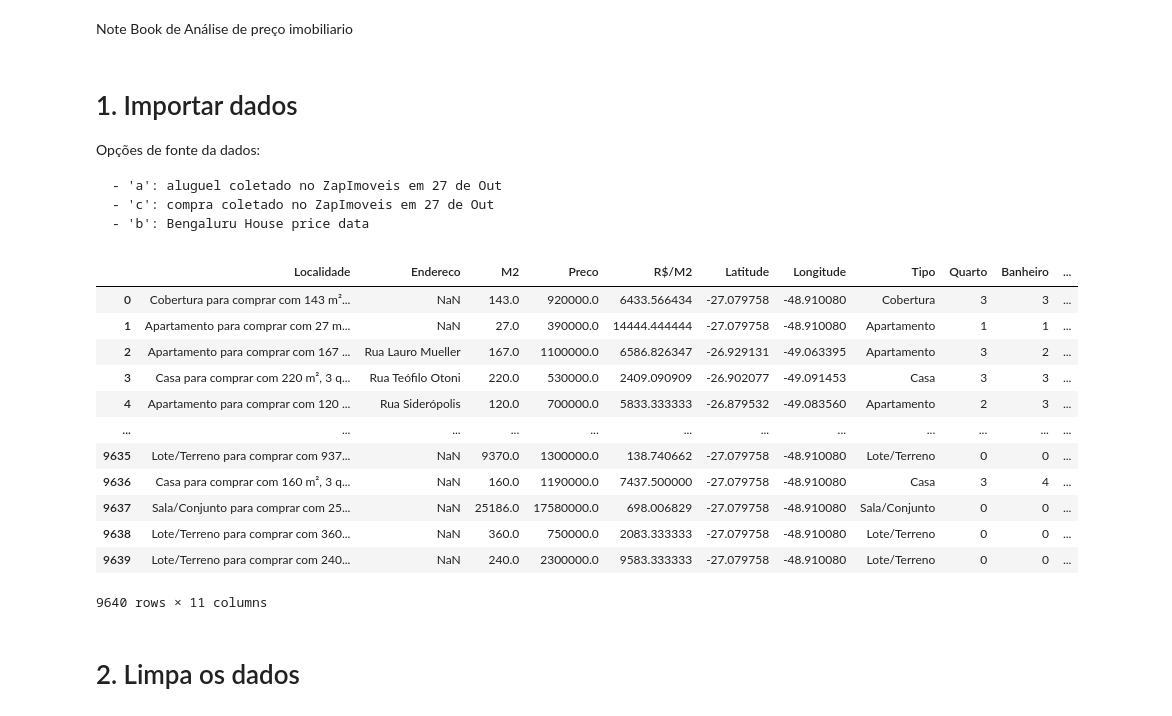
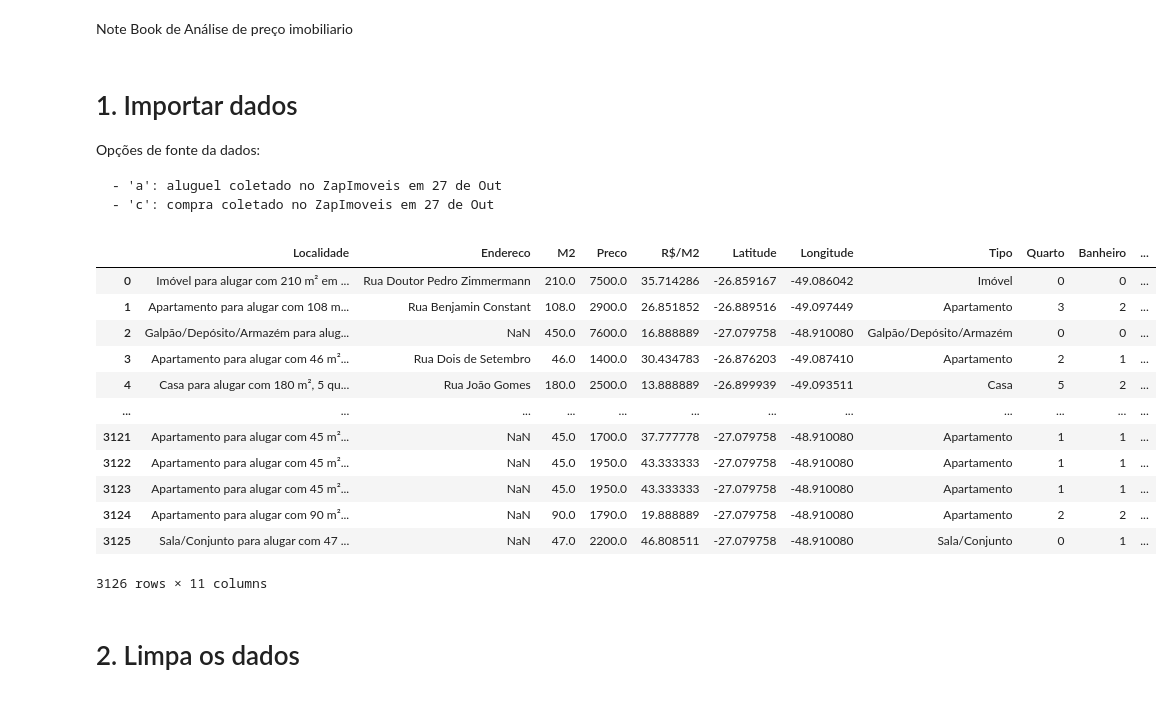
Before and after one commit to c-mmonteiro/t2-aprendizado, a Jupyter notebook: analise_casa.ipynb, the cells around one changed output. Saved outputs shown, nothing was run; the diff lists cells and outputs as text; code cells hidden in the pictures.

```diff
--- a/analise_casa.ipynb
+++ b/analise_casa.ipynb
@@ -24,34 +24,28 @@ Opções de fonte da dados:
 
     - 'a': aluguel coletado no ZapImoveis em 27 de Out
     - 'c': compra coletado no ZapImoveis em 27 de Out
-    - 'b': Bengaluru House price data
 # %%
-fonte_dados = 'c'  # 'a', 'c', 'b'
+fonte_dados = 'a'  # 'a', 'c', 'b'
 
 if fonte_dados == 'a':
     df = pd.read_csv('aluguel_blumenau_25_10_27.csv')
 elif fonte_dados == 'c':
     df = pd.read_csv('compra_blumenau_25_10_27.csv')
-elif fonte_dados == 'b':
-    if not os.path.exists("kangglehub_datasets"):
-        path = kagglehub.dataset_download("amitabhajoy/bengaluru-house-price-data")
-        subprocess.run(["cp", "-r", path, "./kangglehub_datasets/"])
-    df = pd.read_csv('kangglehub_datasets/Bengaluru_House_Data.csv')
 df
 # %% [output]
 |  | Localidade | Endereco | M2 | Preco | R$/M2 | Latitude | Longitude | Tipo | Quarto | Banheiro | ... |
-| 0 | Cobertura para comprar com 143 m²... | NaN | 143.0 | 920000.0 | 6433.566434 | -27.079758 | -48.910080 | Cobertura | 3 | 3 | ... |
-| 1 | Apartamento para comprar com 27 m... | NaN | 27.0 | 390000.0 | 14444.444444 | -27.079758 | -48.910080 | Apartamento | 1 | 1 | ... |
-| 2 | Apartamento para comprar com 167 ... | Rua Lauro Mueller | 167.0 | 1100000.0 | 6586.826347 | -26.929131 | -49.063395 | Apartamento | 3 | 2 | ... |
-| 3 | Casa para comprar com 220 m², 3 q... | Rua Teófilo Otoni | 220.0 | 530000.0 | 2409.090909 | -26.902077 | -49.091453 | Casa | 3 | 3 | ... |
-| 4 | Apartamento para comprar com 120 ... | Rua Siderópolis | 120.0 | 700000.0 | 5833.333333 | -26.879532 | -49.083560 | Apartamento | 2 | 3 | ... |
+| 0 | Imóvel para alugar com 210 m² em ... | Rua Doutor Pedro Zimmermann | 210.0 | 7500.0 | 35.714286 | -26.859167 | -49.086042 | Imóvel | 0 | 0 | ... |
+| 1 | Apartamento para alugar com 108 m... | Rua Benjamin Constant | 108.0 | 2900.0 | 26.851852 | -26.889516 | -49.097449 | Apartamento | 3 | 2 | ... |
+| 2 | Galpão/Depósito/Armazém para alug... | NaN | 450.0 | 7600.0 | 16.888889 | -27.079758 | -48.910080 | Galpão/Depósito/Armazém | 0 | 0 | ... |
+| 3 | Apartamento para alugar com 46 m²... | Rua Dois de Setembro | 46.0 | 1400.0 | 30.434783 | -26.876203 | -49.087410 | Apartamento | 2 | 1 | ... |
+| 4 | Casa para alugar com 180 m², 5 qu... | Rua João Gomes | 180.0 | 2500.0 | 13.888889 | -26.899939 | -49.093511 | Casa | 5 | 2 | ... |
 | ... | ... | ... | ... | ... | ... | ... | ... | ... | ... | ... | ... |
-| 9635 | Lote/Terreno para comprar com 937... | NaN | 9370.0 | 1300000.0 | 138.740662 | -27.079758 | -48.910080 | Lote/Terreno | 0 | 0 | ... |
-| 9636 | Casa para comprar com 160 m², 3 q... | NaN | 160.0 | 1190000.0 | 7437.500000 | -27.079758 | -48.910080 | Casa | 3 | 4 | ... |
-| 9637 | Sala/Conjunto para comprar com 25... | NaN | 25186.0 | 17580000.0 | 698.006829 | -27.079758 | -48.910080 | Sala/Conjunto | 0 | 0 | ... |
-| 9638 | Lote/Terreno para comprar com 360... | NaN | 360.0 | 750000.0 | 2083.333333 | -27.079758 | -48.910080 | Lote/Terreno | 0 | 0 | ... |
-| 9639 | Lote/Terreno para comprar com 240... | NaN | 240.0 | 2300000.0 | 9583.333333 | -27.079758 | -48.910080 | Lote/Terreno | 0 | 0 | ... |
+| 3121 | Apartamento para alugar com 45 m²... | NaN | 45.0 | 1700.0 | 37.777778 | -27.079758 | -48.910080 | Apartamento | 1 | 1 | ... |
+| 3122 | Apartamento para alugar com 45 m²... | NaN | 45.0 | 1950.0 | 43.333333 | -27.079758 | -48.910080 | Apartamento | 1 | 1 | ... |
+| 3123 | Apartamento para alugar com 45 m²... | NaN | 45.0 | 1950.0 | 43.333333 | -27.079758 | -48.910080 | Apartamento | 1 | 1 | ... |
+| 3124 | Apartamento para alugar com 90 m²... | NaN | 90.0 | 1790.0 | 19.888889 | -27.079758 | -48.910080 | Apartamento | 2 | 2 | ... |
+| 3125 | Sala/Conjunto para alugar com 47 ... | NaN | 47.0 | 2200.0 | 46.808511 | -27.079758 | -48.910080 | Sala/Conjunto | 0 | 1 | ... |
-9640 rows × 11 columns
+3126 rows × 11 columns
 # %% [markdown]
 # 2. Limpa os dados
 # %% [markdown]
```
Also changed, not shown: parts of 23 cells of this notebook, 2 other files.
